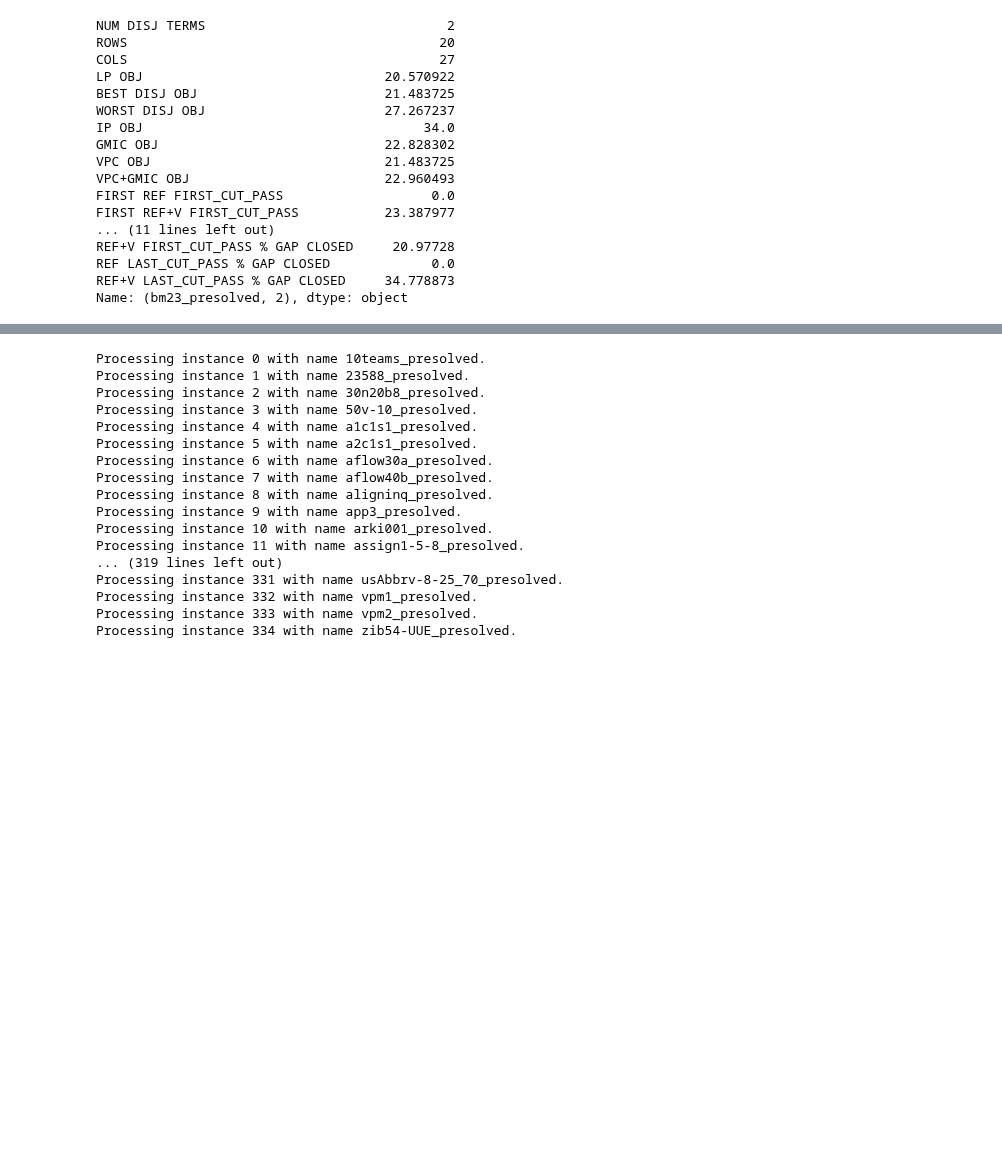
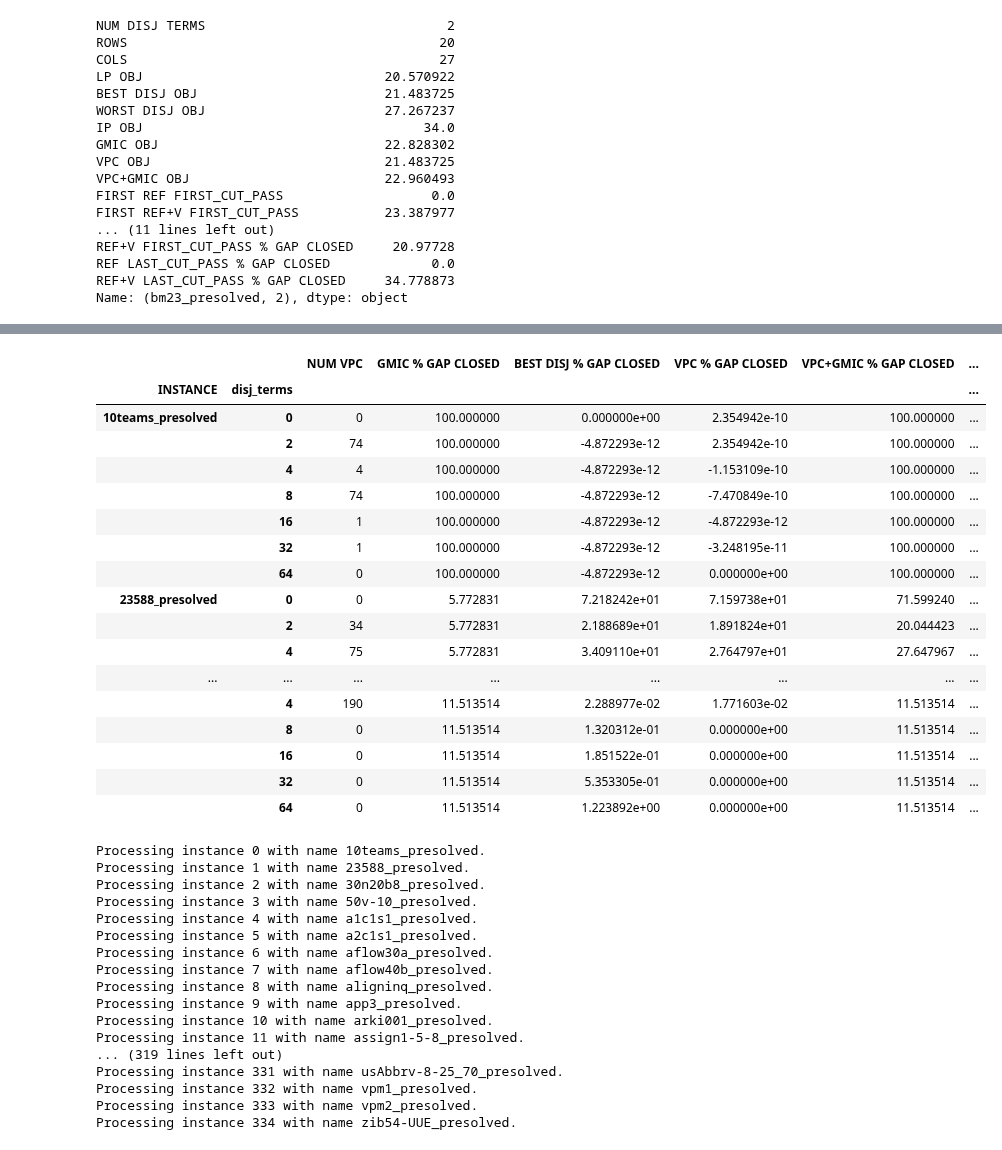
Before and after one commit to akazachk/vpc, a Jupyter notebook: plots/plots.ipynb, the cells around one changed output, grey strips where cells are left out. Saved outputs shown, nothing was run; the diff lists cells and outputs as text; code cells hidden in the pictures; blank space fills up the shorter version.

```diff
--- a/plots/plots.ipynb
+++ b/plots/plots.ipynb
@@ -406,13 +404,3 @@ Skipping instance 427 -- traininstance6_presolved: best and worst bound on leaf
 Skipping instance 433 -- wachplan_presolved: best and worst bound on leaf nodes coincide for all trees, or no objectives ever tried.
 Total number of errors: 3
 Total number of selected instances: 335
-# %%
-## Show the instances that have been selected (and their original index)
-## and then set the selected_gap_df as the selected instances from gap_df
-
-display(selected_instances_dict)
-selected_gap_df = gap_df.loc[selected_instances_dict.keys()]
-
-# Check what the selected_gap_df contains for bm23
-inst = "bm23_presolved"
-display(selected_gap_df.loc[inst])
@@ -437,3 +407,91 @@ display(selected_gap_df.loc[inst])
+# %%
+## Show the instances that have been selected (and their original index)
+## and then set the selected_gap_df as the selected instances from gap_df
+## We also set the '0' row to contain the best result for each gap
+## and we replace any runs with no VPCs with the values obtained without them
+
+#display(selected_instances_dict)
+
+# Note that the new df has something weird with the index (if you check selected_gap_df.index.levels[0])
+# Namely, it has values from gap_df that are not selected instances
+# This issue does not arise when reading the index with selected_gap_df.index.get_level_values(0).unique()
+selected_gap_df = gap_df.loc[selected_instances_dict.keys()]
+
+#display(selected_gap_df.index.difference(gap_df.index))
+#selected_gap_df.drop(['22433_presolved'])
+
+# # Check what the selected_gap_df contains for bm23
+# inst = "bm23_presolved"
+# display(selected_gap_df.loc[inst])
+
+#inst = "10teams_presolved"
+# inst = '22433_presolved'
+# curr_df = selected_gap_df.loc[inst]
+# display(curr_df)
+# # for i in curr_df.index:
+# #     display(curr_df.loc[i])
+
+#display(selected_gap_df.index.get_level_values(0).unique())
+
+gap_cols = [
+    'GMIC % GAP CLOSED',
+    'BEST DISJ % GAP CLOSED',
+    'VPC % GAP CLOSED',
+    'VPC+GMIC % GAP CLOSED',
+    'REF FIRST_CUT_PASS % GAP CLOSED',
+    'REF+V FIRST_CUT_PASS % GAP CLOSED',
+    'REF LAST_CUT_PASS % GAP CLOSED',
+    'REF+V LAST_CUT_PASS % GAP CLOSED',
+]
+col_num_vpcs = 'NUM VPC'
+
+# i = 0
+for inst in selected_gap_df.index.get_level_values(0).unique():
+    curr_df = selected_gap_df.loc[inst].copy() # copy needed to not throw SettingWithCopyWarning
+
+    # display(selected_gap_df.loc[inst,gap_cols])
+    max_vals = curr_df[gap_cols].max()
+    selected_gap_df.loc[(inst,0),gap_cols] = max_vals
+
+    for ind in curr_df.index:
+        if ind == 0:
+            continue
+
+        subinds = [4,6]
+        sel_gap = [gap_cols[i] for i in subinds]
+        selected_gap_df.loc[(inst,ind),sel_gap] = curr_df.loc[0,sel_gap]
+
+        num_vpc = curr_df.loc[ind,col_num_vpcs]
+        if num_vpc == 0:
+            # print("Zero cuts for inst {} at depth {:d}".format(inst, ind))
+            subinds = [5,7]
+            sel_gap = [gap_cols[i] for i in subinds]
+            selected_gap_df.loc[(inst,ind),sel_gap] = curr_df.loc[0,[gap_cols[i] for i in [4,6]]].to_numpy()
+
+    # i = i+1
+    # if i > 2:
+    #     break
+
+display(selected_gap_df.head(21).loc[:,[col_num_vpcs]+gap_cols])
+# %% [output]
+|  |  | NUM VPC | GMIC % GAP CLOSED | BEST DISJ % GAP CLOSED | VPC % GAP CLOSED | VPC+GMIC % GAP CLOSED | ... |
+| INSTANCE | disj_terms |  |  |  |  |  | ... |
+| 10teams_presolved | 0 | 0 | 100.000000 | 0.000000e+00 | 2.354942e-10 | 100.000000 | ... |
+|  | 2 | 74 | 100.000000 | -4.872293e-12 | 2.354942e-10 | 100.000000 | ... |
+|  | 4 | 4 | 100.000000 | -4.872293e-12 | -1.153109e-10 | 100.000000 | ... |
+|  | 8 | 74 | 100.000000 | -4.872293e-12 | -7.470849e-10 | 100.000000 | ... |
+|  | 16 | 1 | 100.000000 | -4.872293e-12 | -4.872293e-12 | 100.000000 | ... |
+|  | 32 | 1 | 100.000000 | -4.872293e-12 | -3.248195e-11 | 100.000000 | ... |
+|  | 64 | 0 | 100.000000 | -4.872293e-12 | 0.000000e+00 | 100.000000 | ... |
+| 23588_presolved | 0 | 0 | 5.772831 | 7.218242e+01 | 7.159738e+01 | 71.599240 | ... |
+|  | 2 | 34 | 5.772831 | 2.188689e+01 | 1.891824e+01 | 20.044423 | ... |
+|  | 4 | 75 | 5.772831 | 3.409110e+01 | 2.764797e+01 | 27.647967 | ... |
+| ... | ... | ... | ... | ... | ... | ... | ... |
+|  | 4 | 190 | 11.513514 | 2.288977e-02 | 1.771603e-02 | 11.513514 | ... |
+|  | 8 | 0 | 11.513514 | 1.320312e-01 | 0.000000e+00 | 11.513514 | ... |
+|  | 16 | 0 | 11.513514 | 1.851522e-01 | 0.000000e+00 | 11.513514 | ... |
+|  | 32 | 0 | 11.513514 | 5.353305e-01 | 0.000000e+00 | 11.513514 | ... |
+|  | 64 | 0 | 11.513514 | 1.223892e+00 | 0.000000e+00 | 11.513514 | ... |
 # %%
 ## Create best df = for each instance, what the best gap closed is (and how that was obtained)
 cols = [
```
Also changed, not shown: parts of 9 cells of this notebook.
